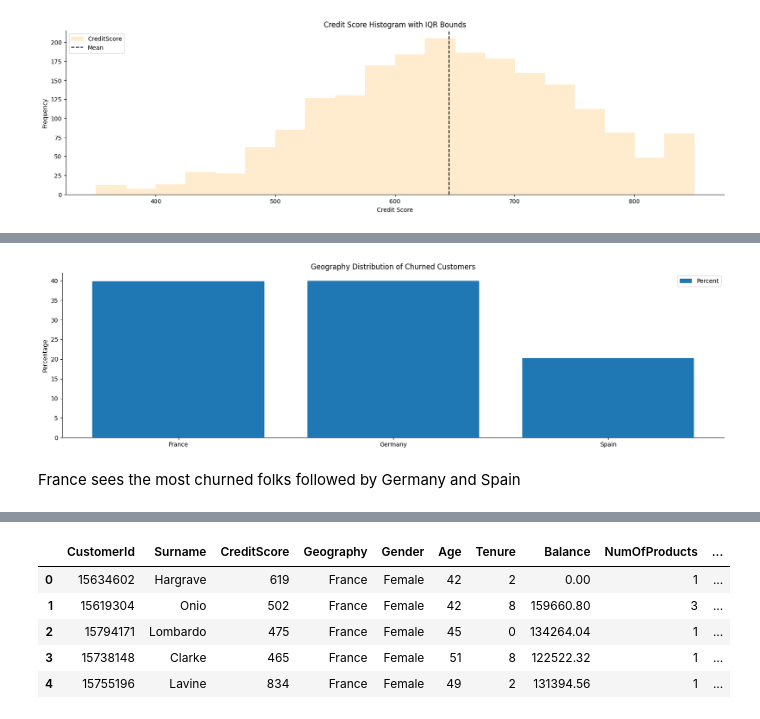
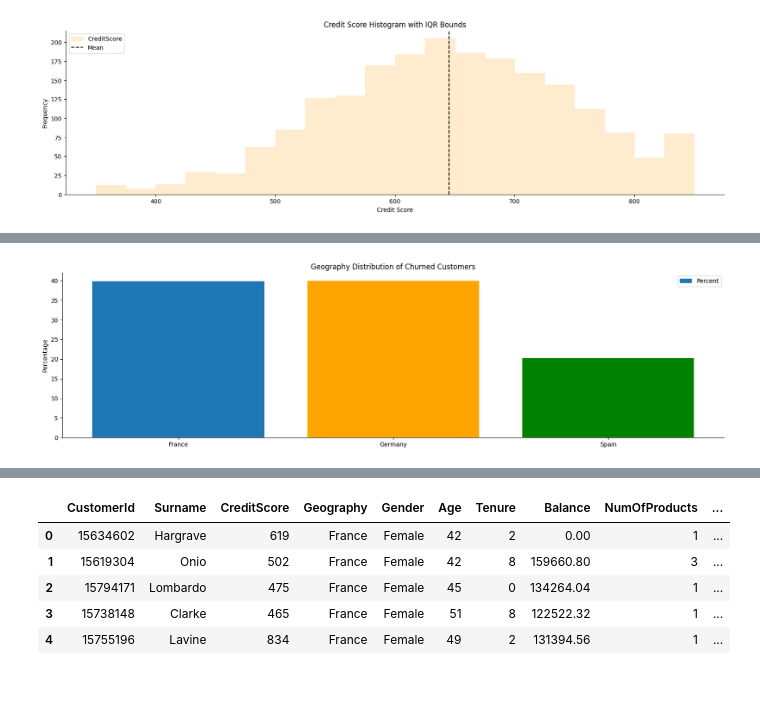
Before and after one commit to dakshbhatnagar/projects, a Jupyter notebook: churn_analysis/Churn.ipynb, the cells around one changed output, grey strips where cells are left out. Saved outputs shown, nothing was run; the diff lists cells and outputs as text; code cells hidden in the pictures; blank space fills up the shorter version.

```diff
--- a/churn_analysis/Churn.ipynb
+++ b/churn_analysis/Churn.ipynb
@@ -11,6 +11,7 @@ import matplotlib.pyplot as plt
 plt.rcParams['figure.figsize'] = (20, 5)
 plt.rcParams['axes.spines.top'] = False
 plt.rcParams['axes.spines.right'] = False
+plt.rcParams['font.size'] = 14
 # %%
 print("Pandas Version :", pd.__version__)
 print("Sqlite3 Version :", sqlite3.version)
@@ -140,18 +156,17 @@ Credit Score shows a left skewed histogram with a mean of 650
 # %%
 query = '''
 
 select Geography, round(count(*)*1.0/(select count(*) from churn_data where Exited=1)*100,2) as Pct
       from churn_data
 where Exited= 1
 group by 1
 '''
 temp = pd.read_sql(query, conn)
-plt.bar(temp['Geography'], temp['Pct'])
+colors = ['C0', 'orange', 'green']
+plt.bar(temp['Geography'], temp['Pct'], color=colors)
 plt.title('Geography Distribution of Churned Customers')
 plt.ylabel('Percentage')
 plt.legend(['Percent'])
 plt.show()
 # %% [output]
-[figure, old version]
+[figure, new version]
-# %% [markdown]
-France sees the most churned folks followed by Germany and Spain
```
Also changed, not shown: parts of 30 cells of this notebook, 1 other file.
